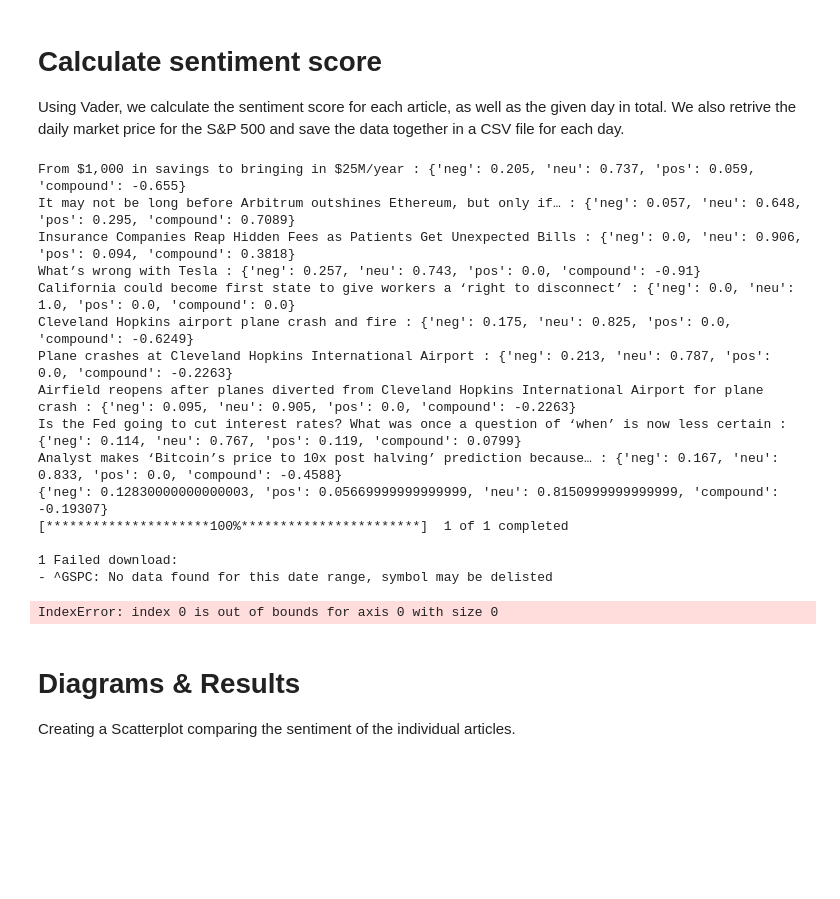
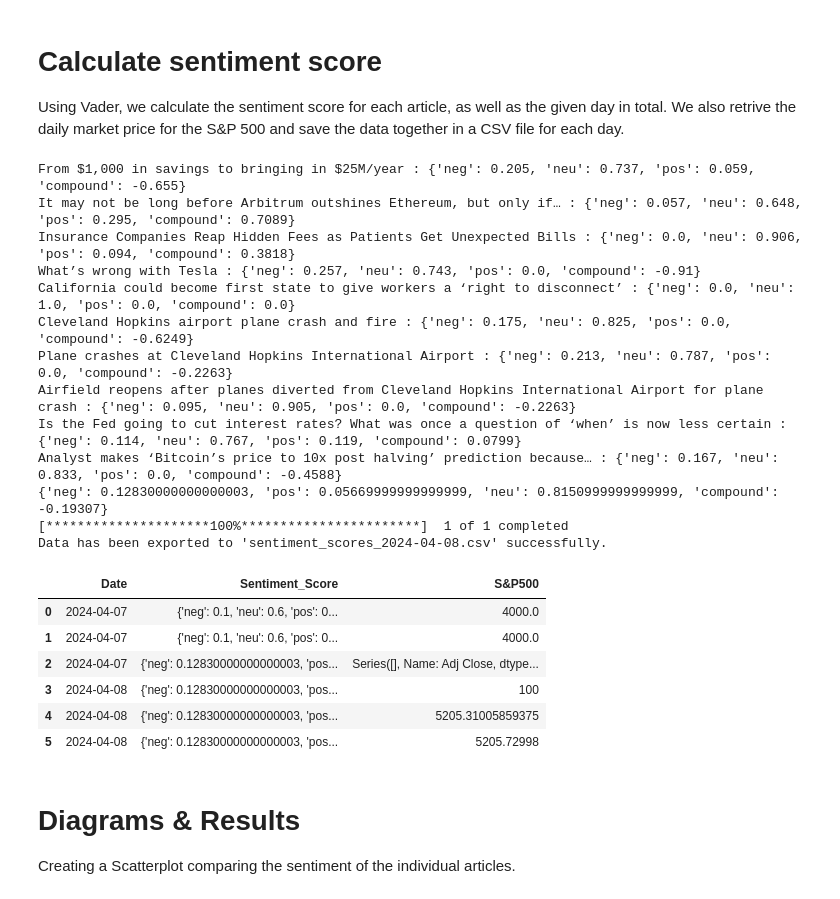
Before and after one commit to matebmx/Stock-Market-Sentiment-Analysis, a Jupyter notebook: Project.ipynb, the cells around one changed output. Saved outputs shown, nothing was run; the diff lists cells and outputs as text; code cells hidden in the pictures; blank space fills up the shorter version.

```diff
--- a/Project.ipynb
+++ b/Project.ipynb
@@ -121,37 +128,41 @@ def concat_csv():
 # %%
-def get_sp500_price(start, end):
+def get_sp500_price(start):
     """
     Get the adjusted close price of the S&P 500 index from Yahoo Finance for a specific date.
     If the given date is not a trading day for the S&P 500, return the price for the last trading day.
 
     Parameters:
-    - date (str): Date in 'YYYY-MM-DD' format for which to retrieve the price.
+    - start (datetime.date): Date for which to retrieve the price.
 
     Returns:
     - float: Adjusted close price of the S&P 500 on the specified date or the last trading day.
     """
+    # Transform the date parameter into a string
+    start_date_str = start.strftime('%Y-%m-%d')
+
+    # Get the next day as a string
+    end_date = start + datetime.timedelta(days=1)
+    end_date_str = end_date.strftime('%Y-%m-%d')
+
+
     # Define the ticker symbol for the S&P 500 index
     sp500_ticker = '^GSPC'  # S&P 500 index ticker symbol
 
     # Check if the given date is a trading day for the S&P 500
     sp500_calendar = get_calendar('NYSE')
-    if not sp500_calendar.valid_days(start_date=start, end_date=end).empty:
+    if not sp500_calendar.valid_days(start_date=start_date_str, end_date=end_date_str).empty:
         # If the given date is a trading day, fetch historical data for the S&P 500 index from Yahoo Finance
-        sp500_data = yf.download(sp500_ticker, start=start, end=end)
+        sp500_data = yf.download(sp500_ticker, start=start_date_str, end=end_date_str)
         # Extract the adjusted close price for the specified date
-        sp500_price = sp500_data['Adj Close'][0]
+        sp500_price = sp500_data['Adj Close']
     else:
         # If the given date is not a trading day, find the last trading day and get the price for that day instead
-        last_trading_day = sp500_calendar.previous_trading_day(start)
+        last_trading_day = sp500_calendar.previous_trading_day(start_date_str)
         sp500_data_last = yf.download(sp500_ticker, start=last_trading_day, end=last_trading_day)
-        sp500_price = sp500_data_last['Adj Close'][0]
+        sp500_price = sp500_data_last['Adj Close']
 
     return sp500_price
 
-# Example usage:
-start = '2022-04-05'  # Input date in 'YYYY-MM-DD' format
-end = '2022-04-06'  # Input date in 'YYYY-MM-DD' format
-sp500_price = get_sp500_price(start, end)
-print(f"The adjusted close price of the S&P 500 on {date} was: ${sp500_price:.2f}")
+print(get_sp500_price(datetime.date(2024,4,7)))
 # %% [output]
 [*********************100%***********************]  1 of 1 completed
@@ -188,39 +202,46 @@ for article in articles:
     total_sentiment['pos'] += current_score['pos']
     total_sentiment['neu'] += current_score['neu']
     total_sentiment['compound'] += current_score['compound']
 
 for key, value in sentiment_scores.items():
     print(key, ':', value)
 
 # Calculating the total sentiment scores for today
 num_articles = len(sentiment_scores)
 total_sentiment['neg'] /= num_articles
 total_sentiment['neu'] /= num_articles
 total_sentiment['pos'] /= num_articles
 total_sentiment['compound'] /= num_articles
 
 print(total_sentiment)
 
-# Getting today's SP500 price and saving
-sp500 = get_sp500_price(today, today + datetime.timedelta(days=1))
+# Getting today's SP500 price
+sp500 = get_sp500_price(today)
+
+# Saving CSV files
 export_sentiment_data(sentiment_scores)
+export_daily_data(total_sentiment, sp500)
 # %% [output]
 From $1,000 in savings to bringing in $25M/year : {'neg': 0.205, 'neu': 0.737, 'pos': 0.059, 'compound': -0.655}
 It may not be long before Arbitrum outshines Ethereum, but only if… : {'neg': 0.057, 'neu': 0.648, 'pos': 0.295, 'compound': 0.7089}
 Insurance Companies Reap Hidden Fees as Patients Get Unexpected Bills : {'neg': 0.0, 'neu': 0.906, 'pos': 0.094, 'compound': 0.3818}
 What’s wrong with Tesla : {'neg': 0.257, 'neu': 0.743, 'pos': 0.0, 'compound': -0.91}
 California could become first state to give workers a ‘right to disconnect’ : {'neg': 0.0, 'neu': 1.0, 'pos': 0.0, 'compound': 0.0}
 Cleveland Hopkins airport plane crash and fire : {'neg': 0.175, 'neu': 0.825, 'pos': 0.0, 'compound': -0.6249}
 Plane crashes at Cleveland Hopkins International Airport : {'neg': 0.213, 'neu': 0.787, 'pos': 0.0, 'compound': -0.2263}
 Airfield reopens after planes diverted from Cleveland Hopkins International Airport for plane crash : {'neg': 0.095, 'neu': 0.905, 'pos': 0.0, 'compound': -0.2263}
 Is the Fed going to cut interest rates? What was once a question of ‘when’ is now less certain : {'neg': 0.114, 'neu': 0.767, 'pos': 0.119, 'compound': 0.0799}
 Analyst makes ‘Bitcoin’s price to 10x post halving’ prediction because… : {'neg': 0.167, 'neu': 0.833, 'pos': 0.0, 'compound': -0.4588}
 {'neg': 0.12830000000000003, 'pos': 0.05669999999999999, 'neu': 0.8150999999999999, 'compound': -0.19307}
 [*********************100%***********************]  1 of 1 completed
-
-1 Failed download:
-- ^GSPC: No data found for this date range, symbol may be delisted
+Data has been exported to 'sentiment_scores_2024-04-08.csv' successfully.
-IndexError: index 0 is out of bounds for axis 0 with size 0
+|  | Date | Sentiment_Score | S&P500 |
+| 0 | 2024-04-07 | {'neg': 0.1, 'neu': 0.6, 'pos': 0... | 4000.0 |
+| 1 | 2024-04-07 | {'neg': 0.1, 'neu': 0.6, 'pos': 0... | 4000.0 |
+| 2 | 2024-04-07 | {'neg': 0.12830000000000003, 'pos... | Series([], Name: Adj Close, dtype... |
+| 3 | 2024-04-08 | {'neg': 0.12830000000000003, 'pos... | 100 |
+| 4 | 2024-04-08 | {'neg': 0.12830000000000003, 'pos... | 5205.31005859375 |
+| 5 | 2024-04-08 | {'neg': 0.12830000000000003, 'pos... | 5205.72998 |
 # %% [markdown]
 # Diagrams & Results
 Creating a Scatterplot comparing the sentiment of the individual articles.
```
Also changed, not shown: parts of 13 cells of this notebook, 1 other file.
